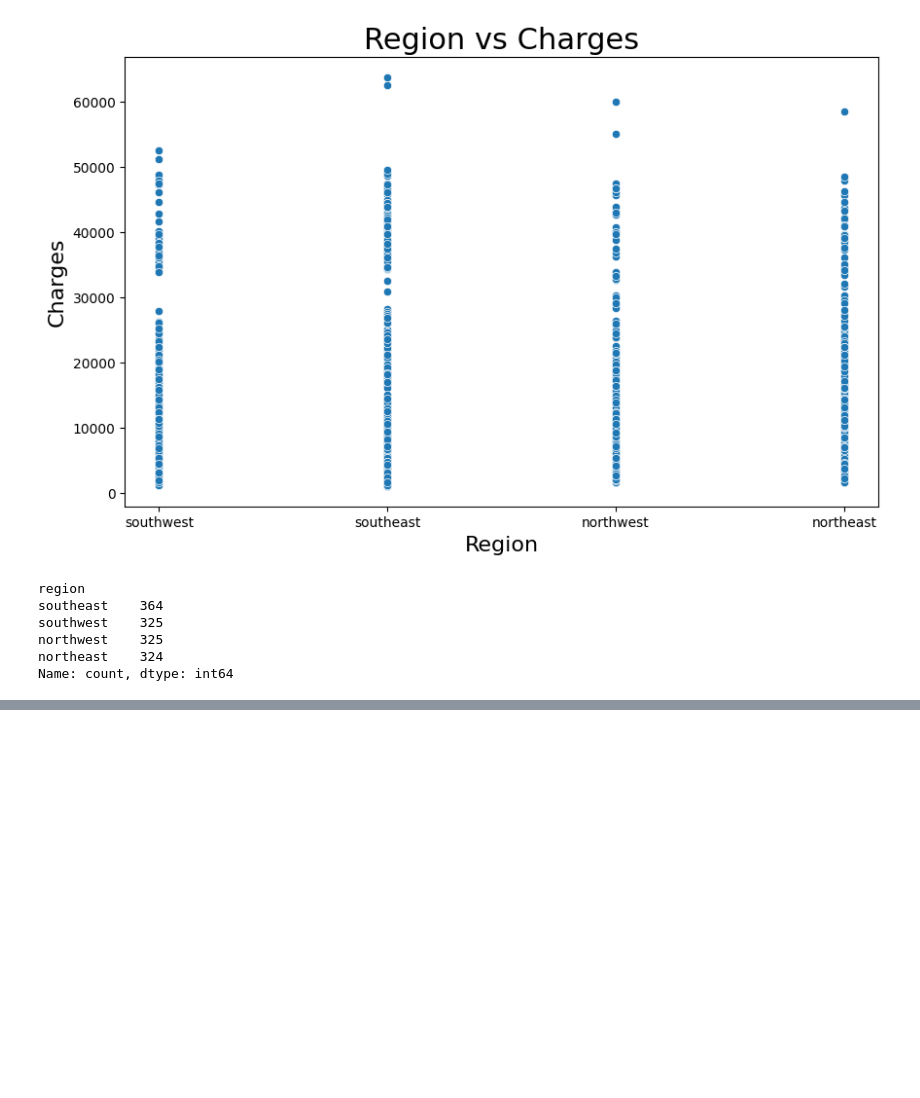
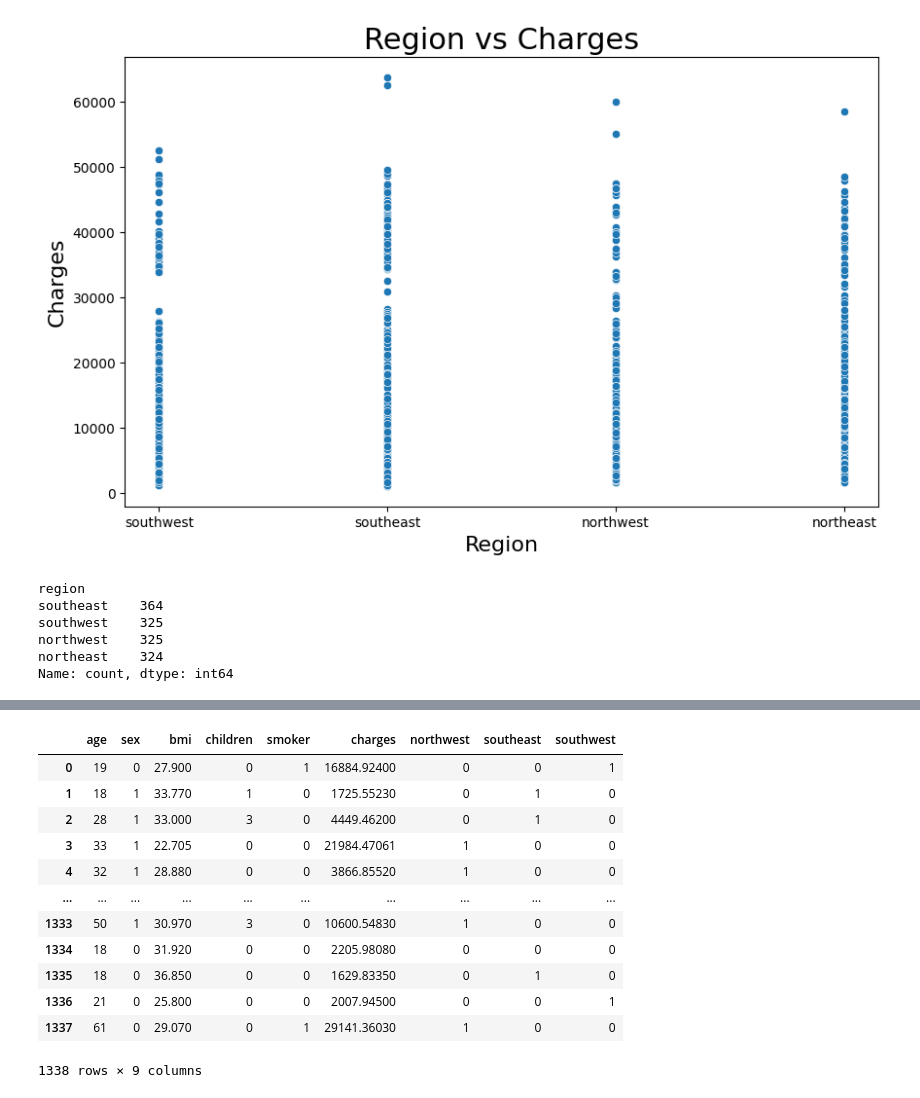
Before and after one commit to JinitLimbachiya/Health-Insurance-Prediction, a Jupyter notebook: main.ipynb, the cells around one changed output, grey strips where cells are left out. Saved outputs shown, nothing was run; the diff lists cells and outputs as text; code cells hidden in the pictures; blank space fills up the shorter version.

```diff
--- a/main.ipynb
+++ b/main.ipynb
@@ -145,0 +149,6 @@ Name: count, dtype: int64
+# %%
+le = LabelEncoder()
+# %%
+insurance_dataset['sex'] = le.fit_transform(insurance_dataset['sex'])
+insurance_dataset['smoker'] = le.fit_transform(insurance_dataset['smoker'])
+insurance_dataset
@@ -145,0 +169,3 @@ Name: count, dtype: int64
+# %%
+region_cols = pd.get_dummies(insurance_dataset['region'], columns='region', dtype=int, drop_first=True)
+region_cols
@@ -145,0 +186,18 @@ Name: count, dtype: int64
+# %%
+insurance_dataset = pd.merge(insurance_dataset, region_cols, left_index=True, right_index=True)
+insurance_dataset = insurance_dataset.drop(columns='region')
+insurance_dataset
+# %% [output]
+|  | age | sex | bmi | children | smoker | charges | northwest | southeast | southwest |
+| 0 | 19 | 0 | 27.900 | 0 | 1 | 16884.92400 | 0 | 0 | 1 |
+| 1 | 18 | 1 | 33.770 | 1 | 0 | 1725.55230 | 0 | 1 | 0 |
+| 2 | 28 | 1 | 33.000 | 3 | 0 | 4449.46200 | 0 | 1 | 0 |
+| 3 | 33 | 1 | 22.705 | 0 | 0 | 21984.47061 | 1 | 0 | 0 |
+| 4 | 32 | 1 | 28.880 | 0 | 0 | 3866.85520 | 1 | 0 | 0 |
+| ... | ... | ... | ... | ... | ... | ... | ... | ... | ... |
+| 1333 | 50 | 1 | 30.970 | 3 | 0 | 10600.54830 | 1 | 0 | 0 |
+| 1334 | 18 | 0 | 31.920 | 0 | 0 | 2205.98080 | 0 | 0 | 0 |
+| 1335 | 18 | 0 | 36.850 | 0 | 0 | 1629.83350 | 0 | 1 | 0 |
+| 1336 | 21 | 0 | 25.800 | 0 | 0 | 2007.94500 | 0 | 0 | 1 |
+| 1337 | 61 | 0 | 29.070 | 0 | 1 | 29141.36030 | 1 | 0 | 0 |
+1338 rows × 9 columns
```
Also changed, not shown: parts of 4 cells of this notebook.
